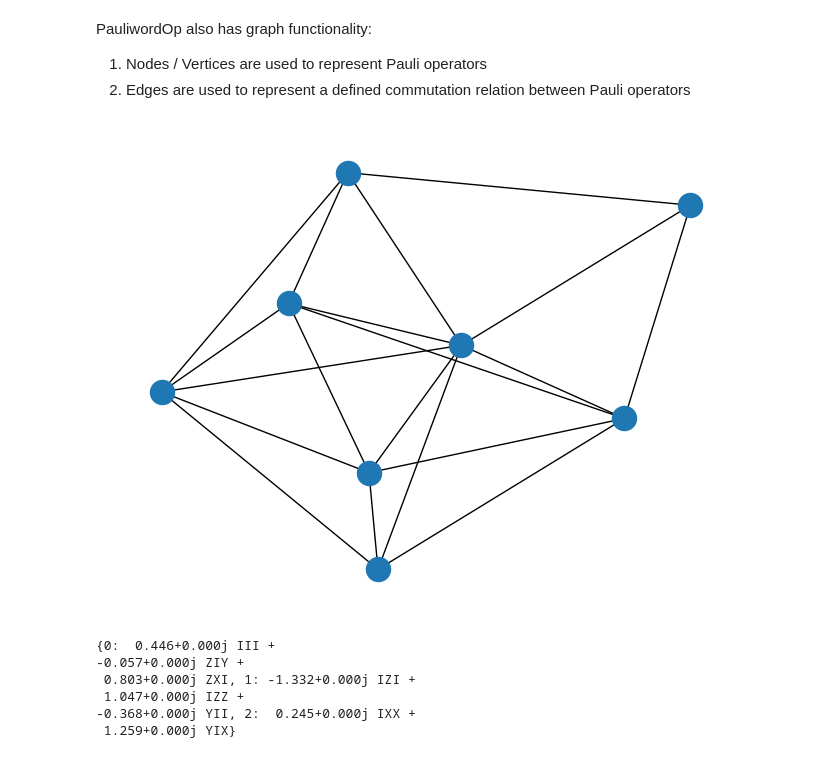
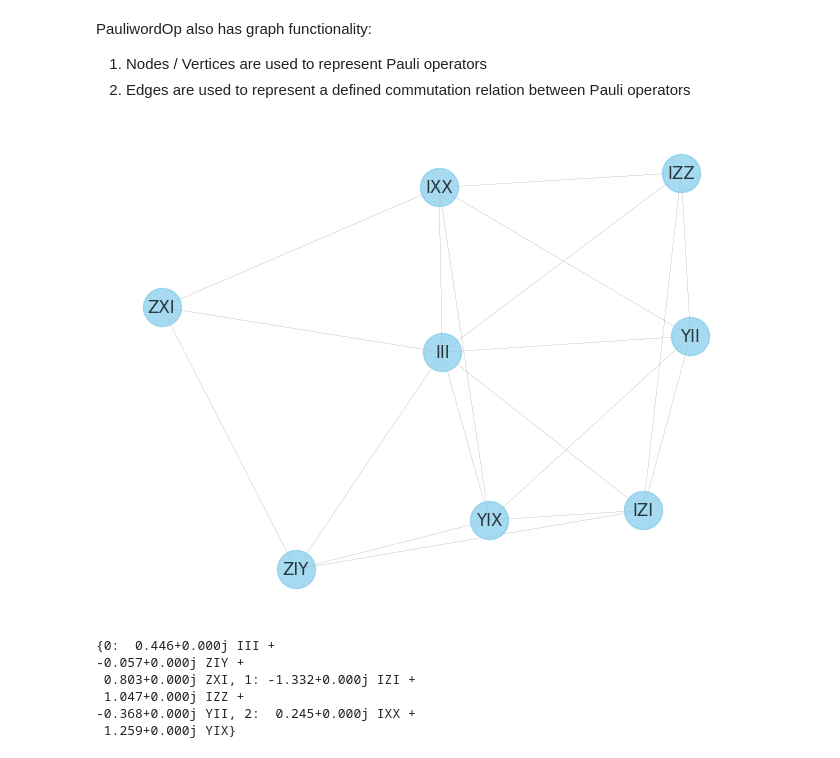
Before and after one commit to UCL-CCS/symmer, a Jupyter notebook: docs/source/notebooks/1_Basic_Usage/1.1 PauliwordOp Usage.ipynb, the cells around one changed output. Cells and saved outputs as stored; diff of their text form; code cells hidden in the pictures.

```diff
--- a/docs/source/notebooks/1_Basic_Usage/1.1 PauliwordOp Usage.ipynb
+++ b/docs/source/notebooks/1_Basic_Usage/1.1 PauliwordOp Usage.ipynb
@@ -431,11 +438,18 @@ op = PauliwordOp.from_dictionary({
 # %%
 import networkx as nx
 
-Graph = op.get_graph(edge_relation='C')
+Graph = op.get_graph(edge_relation='C', # <- can change to ['AC', 'QWC']
+                     label_nodes=True)
 
-nx.draw(Graph)
+nx.draw(Graph,
+        with_labels = True,
+        alpha=0.75,
+        node_color="skyblue",
+        width=0.1,
+        node_size=750
+        )
 # %% [output]
-[figure, old version]
+[figure, new version]
 # %%
 dict_of_cliques = op.clique_cover(edge_relation='C')
 print(dict_of_cliques)
```
Also changed, not shown: parts of 12 cells of this notebook, 2 other files.
